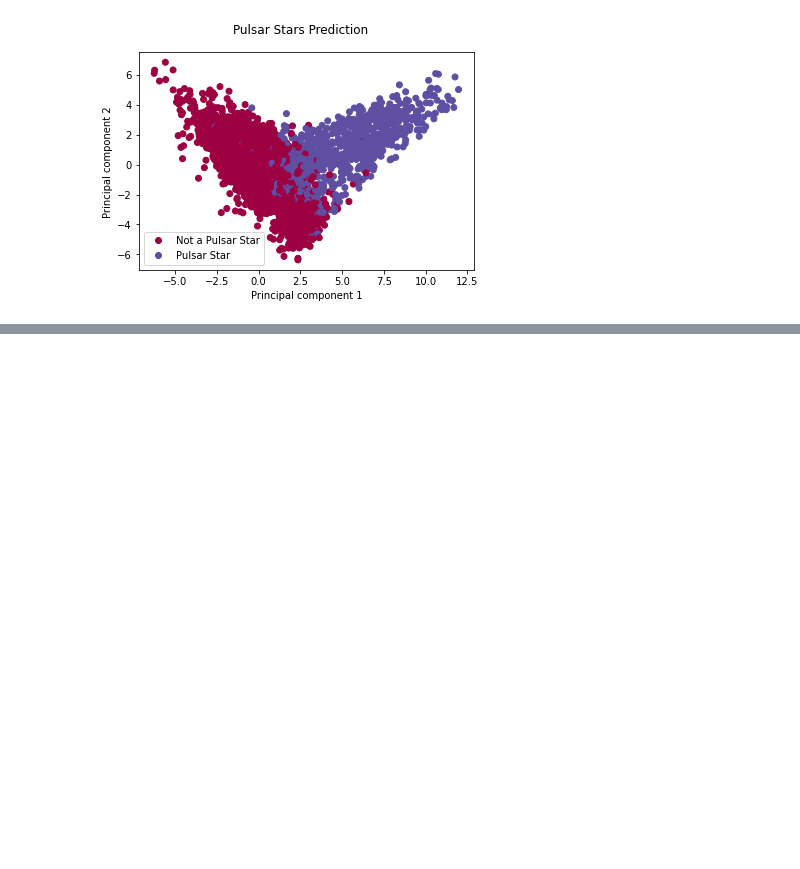
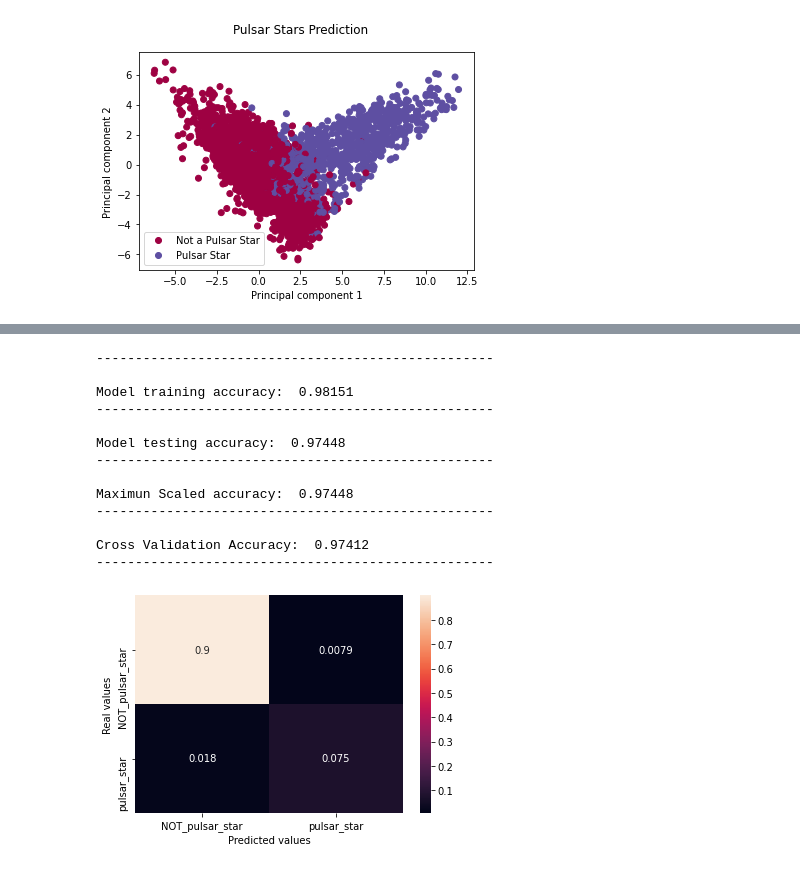
Before and after one commit to savalente3/pulsar_stars_prediction, a Jupyter notebook: pulsar_stars.ipynb, the cells around one changed output, grey strips where cells are left out. Drawn from its saved outputs; the diff is of its cells as text; code cells hidden in the pictures; blank space fills up the shorter version.

Commit message:
KNN with original_data, feature_scalled_data, original_data+randam_search, feature_scalled_data+random_search, original_data+grid_search and feature_scalled_data+grid_search

```diff
--- a/pulsar_stars.ipynb
+++ b/pulsar_stars.ipynb
@@ -509 +487,48 @@ Best Cross Validation parameters:  0.97592
 [figure]
+# %%
+'''KNeighbours'''
+def KN_Neighbors(data):
+
+    #gets vars dataf_X, dataf_y, X_train, X_test, y_train, y_test with data
+    X_train, X_test, y_train, y_test = train_test_set(data)
+
+
+    #training the model
+    model_KN = KNeighborsClassifier()
+    model_KN = model_KN.fit(X_train, y_train)
+    X_train_pred = model_KN.predict(X_train)
+    y_test_pred = model_KN.predict(X_test)
+
+
+    #Confusion Matrix Normalized
+    conf_matrix = confusion_matrix(y_test, y_test_pred, normalize='all')
+
+
+    #prints accuracies results and scores
+    accuracy_results(model_KN, X_train, y_train, X_test, y_test, y_test_pred)
+
+
+    #heatmap plot of CONFUSION MATRIX
+    labels = ['NOT_pulsar_star', 'pulsar_star']
+    heatmap = sns.heatmap(conf_matrix, annot=True)
+    heatmap.set_xticklabels(labels)
+    heatmap.set_yticklabels(labels)
+    heatmap.set(ylabel="Real values", xlabel="Predicted values")
+# %%
+#KNNeighbors with original data
+KN_Neighbors(data)
+# %% [output]
+---------------------------------------------------
+
+Model training accuracy:  0.98151
+---------------------------------------------------
+
+Model testing accuracy:  0.97448
+---------------------------------------------------
+
+Maximun Scaled accuracy:  0.97448
+---------------------------------------------------
+
+Cross Validation Accuracy:  0.97412
+---------------------------------------------------
+[figure, added]
```
Also changed, not shown: parts of 21 cells of this notebook.
